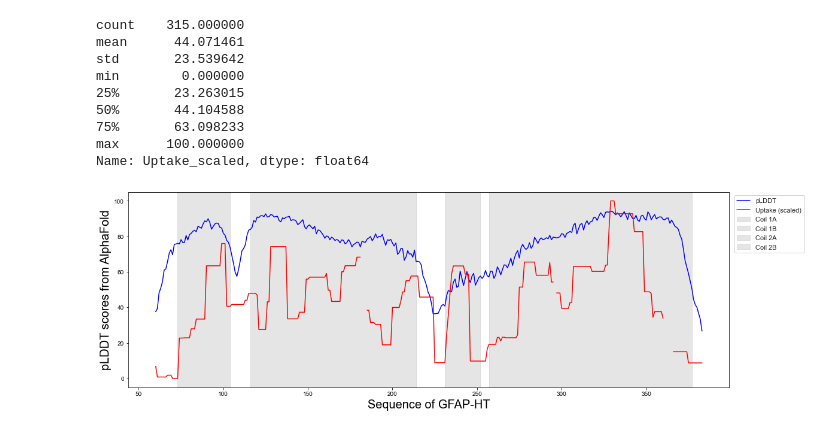
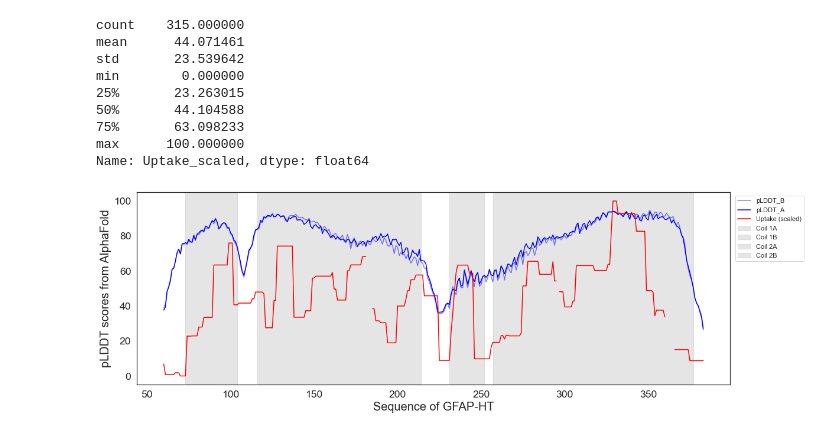
Before and after one commit to Deagogishvili/chapter-GFAP, a Jupyter notebook: scripts/plddt_hdx.ipynb, the cells around one changed output. Drawn from its saved outputs; the diff is of its cells as text; code cells hidden in the pictures.

Commit message:
Figure update

```diff
--- a/scripts/plddt_hdx.ipynb
+++ b/scripts/plddt_hdx.ipynb
@@ -76,3 +83,7 @@ df
+# %%
+# Select chain B
+b = df[df['Chain'] == 'B']
+pLDDT_B = list(b['pLDDT'])
 # %%
 # Select chain A
 final_df = df[df['Chain'] == 'A']
@@ -82,6 +93,9 @@ hdx = data_path + '/feature_overview.txt'
 hdx = pd.read_csv(hdx, sep=',')
 updake = list(hdx['uptake'])
 final_df['Uptake'] = updake
+# %%
+final_df['pLDDT_A'] = final_df['pLDDT']
+final_df['pLDDT_B'] = pLDDT_B
 # %%
 final_df
 # %% [output]
@@ -160,33 +182,35 @@ final_df['Number'] = final_df['Number'] + 59
 # %%
 fig, ax = plt.subplots(figsize=(18, 6))
 sns.set(font_scale=1)
 sns.set_style(style="white")
 
 # Convert DataFrame columns to NumPy arrays
 amino_acid_number = final_df['Number'].to_numpy()
-pLDDT = final_df['pLDDT'].to_numpy()
+pLDDT_A = final_df['pLDDT_A'].to_numpy()
+pLDDT_B = final_df['pLDDT_B'].to_numpy()
 uptake_scaled = final_df['Uptake_scaled'].to_numpy()
 
 # Plot the pLDDT scores
-plt.plot(amino_acid_number, pLDDT, label='pLDDT', color='blue')
+plt.plot(amino_acid_number, pLDDT_B, label='pLDDT_B', color='blue', alpha=0.5)
+plt.plot(amino_acid_number, pLDDT_A, label='pLDDT_A', color='blue')
 plt.plot(amino_acid_number, uptake_scaled, label='Uptake (scaled)', color='red')
 
 # Define the start and end positions for the Coil regions
 coil_regions = [(73, 104), (116, 214), (231, 252), (257, 377)]
 
 # Highlight the Coil regions using axvspan and label them
 coil_regions = [(73, 104, 'Coil 1A'), (116, 214, 'Coil 1B'), (231, 252, 'Coil 2A'), (257, 377, 'Coil 2B')]
 for start, end, label in coil_regions:
     plt.axvspan(start, end, alpha=0.2, color='gray', label=label)
 
 # Add labels and a custom legend
 plt.xlabel('Sequence of GFAP-HT', size=20)
 plt.ylabel('pLDDT scores from AlphaFold', size=20)
 plt.title('')
 plt.legend(bbox_to_anchor=(1.13, 1), loc="upper right")
 
 # Show the plot
 plt.show()
-#fig.savefig(figure_path + "/pLDDT_HDX.png", dpi=600, bbox_inches='tight')
+fig.savefig(figure_path + "/pLDDT_HDX.png", dpi=600, bbox_inches='tight')
 # %% [output]
-[figure, old version]
+[figure, new version]
```
Also changed, not shown: parts of 6 cells of this notebook, 2 other files.
